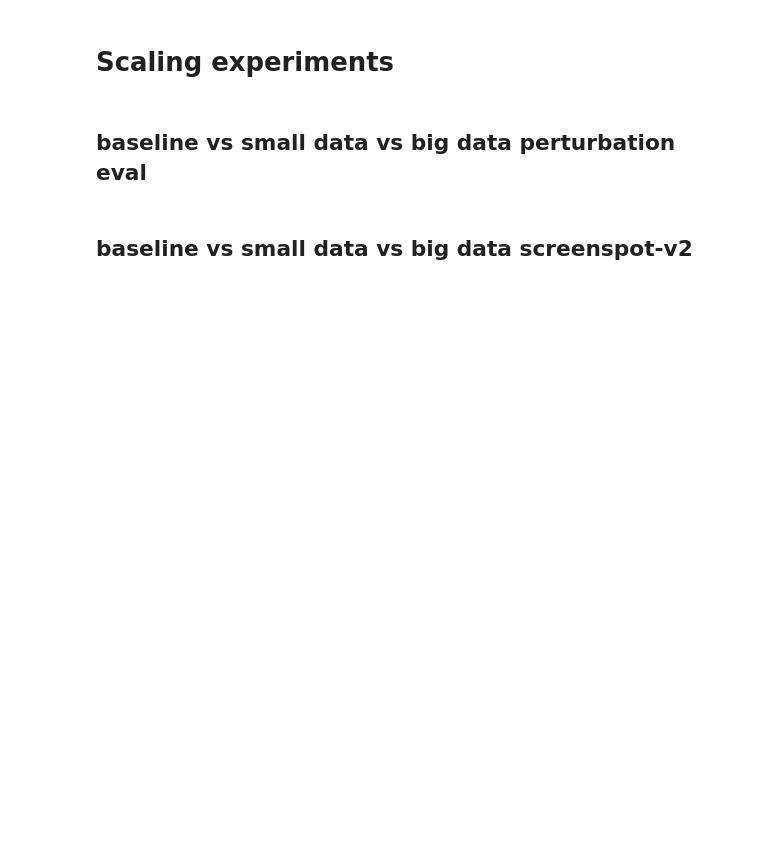
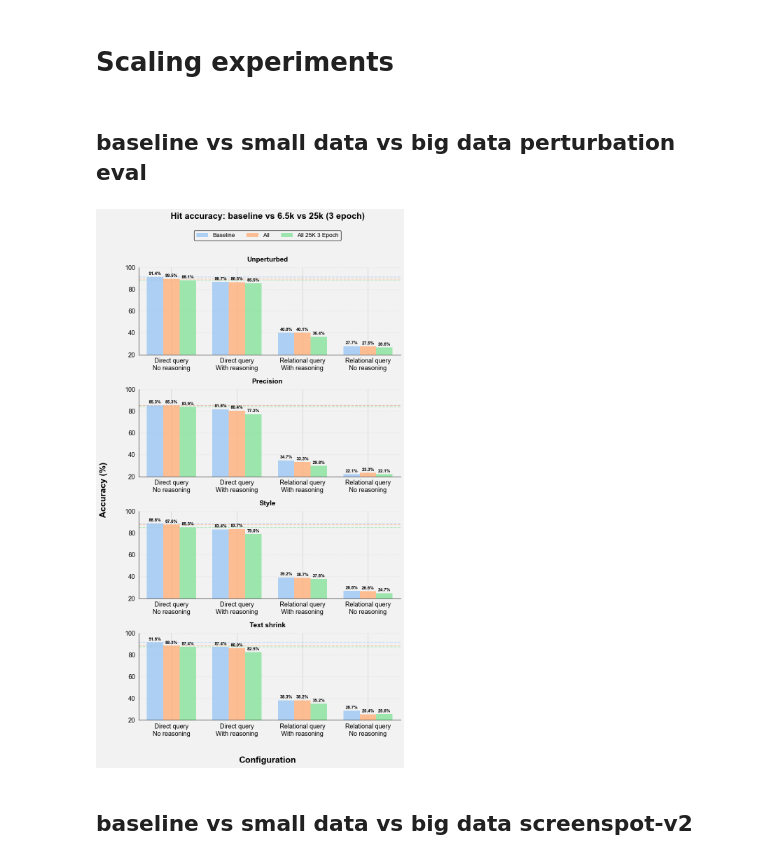
Before and after one commit to ManifoldRG/GUI-DR, a Jupyter notebook: data/finetuned_data_visualization_v3.ipynb, the cells around one changed output. Drawn from its saved outputs; the diff is of its cells as text; code cells hidden in the pictures; blank space fills up the shorter version.

```diff
--- a/data/finetuned_data_visualization_v3.ipynb
+++ b/data/finetuned_data_visualization_v3.ipynb
@@ -820,9 +968,11 @@ plot_perturbation_grouped_bars(
 # %%
 # PLOT: Baseline vs small data (6.5k all) vs big data (25k 3 epoch) — perturbation eval (shared logic)
 plot_perturbation_grouped_bars(
     summary_df_plot2, models_plot2, model_color_dict_plot2,
-    'Baseline vs Small Data (6.5k) vs Big Data (25k 3 epoch) — Target Element Hit Accuracy'
+    'Hit accuracy: baseline vs 6.5k vs 25k (3 epoch)'
 )
+# %% [output]
+[figure, added]
 # %% [markdown]
 ## baseline vs small data vs big data screenspot-v2
 # %%
```
Also changed, not shown: parts of 14 cells of this notebook.
